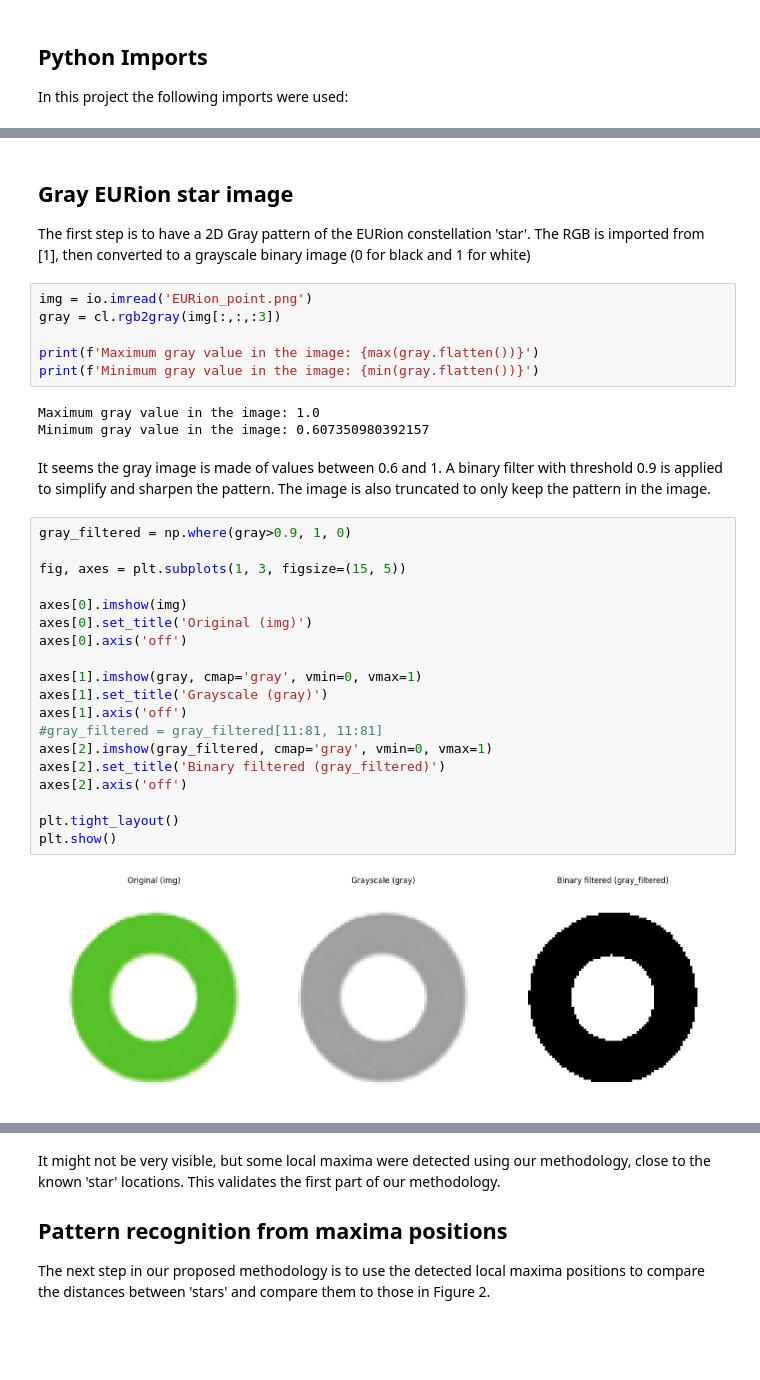
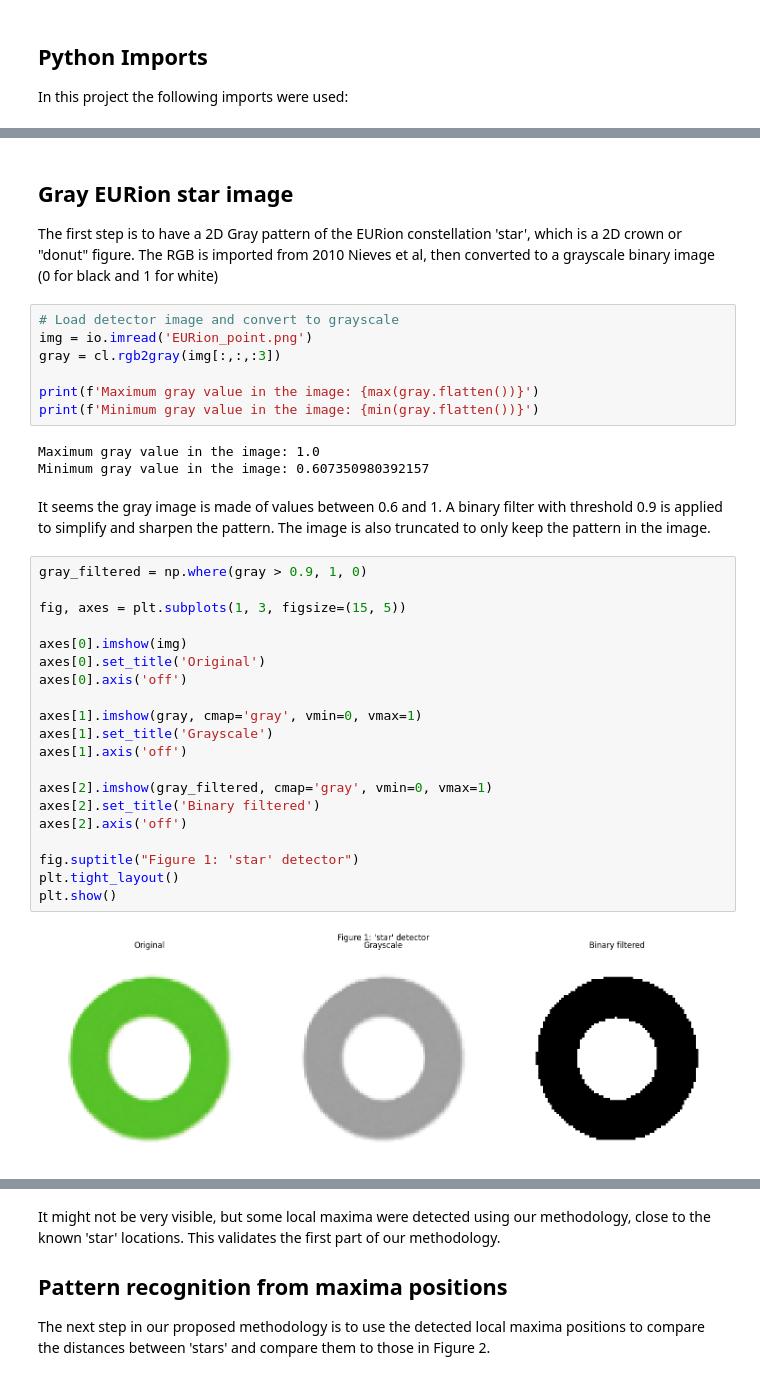
Before and after one commit to Sisig67/BIP, a Jupyter notebook: Projet/pjt_simeon_gass.ipynb, the cells around one changed output, grey strips where cells are left out. Drawn from its saved outputs; the diff is of its cells as text; blank space fills up the shorter version.

```diff
--- a/Projet/pjt_simeon_gass.ipynb
+++ b/Projet/pjt_simeon_gass.ipynb
@@ -14,8 +37,9 @@ import matplotlib.pyplot as plt
 # %% [markdown]
 ## Gray EURion star image
 
-The first step is to have a 2D Gray pattern of the EURion constellation 'star'. The RGB is imported from [1],  then converted to a grayscale binary image (0 for black and 1 for white)
+The first step is to have a 2D Gray pattern of the EURion constellation 'star', which is a 2D crown or "donut" figure. The RGB is imported from 2010 Nieves et al,  then converted to a grayscale binary image (0 for black and 1 for white)
 # %%
+# Load detector image and convert to grayscale
 img = io.imread('EURion_point.png')
 gray = cl.rgb2gray(img[:,:,:3])
 
@@ -27,26 +51,27 @@ Minimum gray value in the image: 0.607350980392157
 # %% [markdown]
 It seems the gray image is made of values between 0.6 and 1. A binary filter with threshold 0.9 is applied to simplify and sharpen the pattern. The image is also truncated to only keep the pattern in the image.
 # %%
-gray_filtered = np.where(gray>0.9, 1, 0)
+gray_filtered = np.where(gray > 0.9, 1, 0)
 
 fig, axes = plt.subplots(1, 3, figsize=(15, 5))
 
 axes[0].imshow(img)
-axes[0].set_title('Original (img)')
+axes[0].set_title('Original')
 axes[0].axis('off')
 
 axes[1].imshow(gray, cmap='gray', vmin=0, vmax=1)
-axes[1].set_title('Grayscale (gray)')
+axes[1].set_title('Grayscale')
 axes[1].axis('off')
-#gray_filtered = gray_filtered[11:81, 11:81]
+
 axes[2].imshow(gray_filtered, cmap='gray', vmin=0, vmax=1)
-axes[2].set_title('Binary filtered (gray_filtered)')
+axes[2].set_title('Binary filtered')
 axes[2].axis('off')
 
+fig.suptitle("Figure 1: 'star' detector")
 plt.tight_layout()
 plt.show()
 # %% [output]
-[figure, old version]
+[figure, new version]
 # %% [markdown]
 The chosen 'star' is a bit too low quality for final products, as the discrete projection of the circle is not symetric. Tests will be started with this basis, which will be refined if needed. The pattern in the image is 70 pixels wide, and should be 1mm in real life.
 
```
Also changed, not shown: parts of 20 cells of this notebook.
